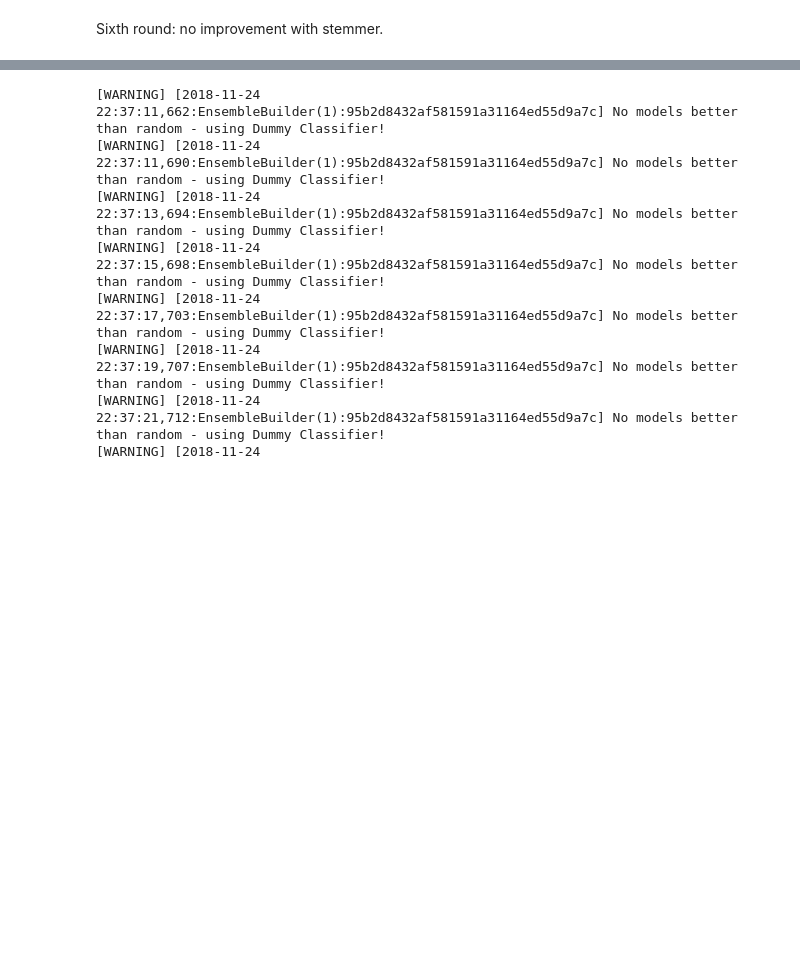
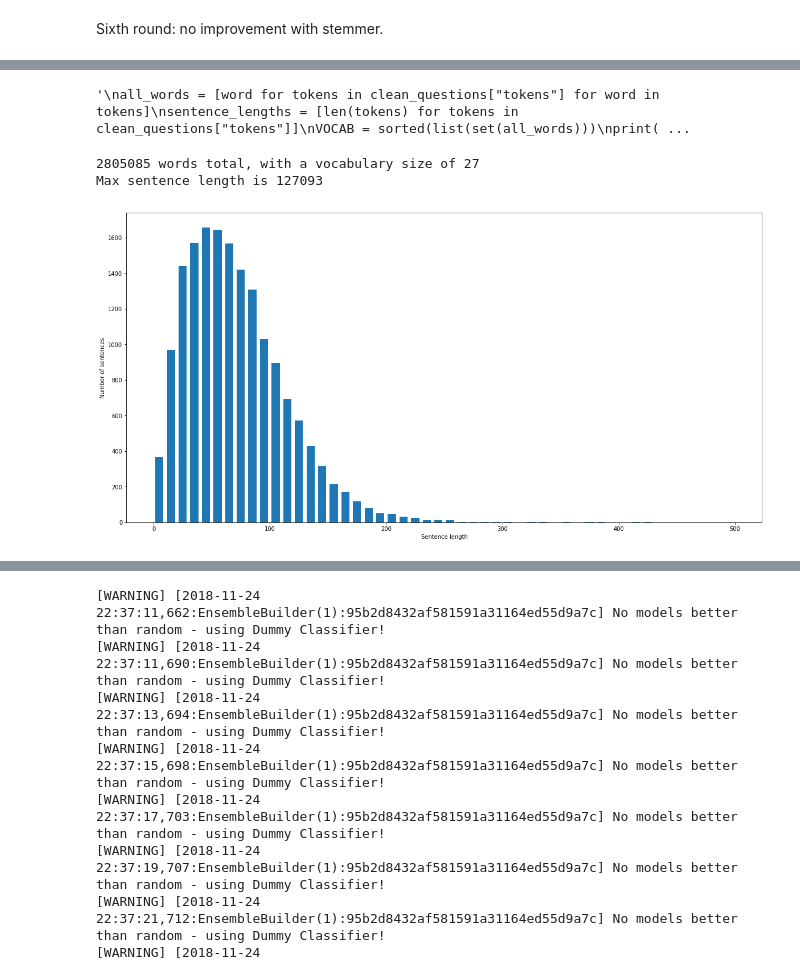
Before and after one commit to ZeDiogo/PRI1819, a Jupyter notebook: classification.ipynb, the cells around one changed output, grey strips where cells are left out. Drawn from its saved outputs; the diff is of its cells as text; code cells hidden in the pictures; blank space fills up the shorter version.

```diff
--- a/classification.ipynb
+++ b/classification.ipynb
@@ -435,0 +740,48 @@ Seventh round: the gram (1,4) was the optimal. (ignore the first two results in
+# %%
+file=open("en_docs_clean.csv", "r")
+data=pd.read_csv(file)
+
+data.text = data.text.str.replace("[^a-zA-Z]", " ")
+data.text = data.text.map(lambda x: cleanData(x))
+
+# tokenization
+tokenized_doc = data['text'].apply(lambda x: x.split())
+
+# remove stop-words
+#tokenized_doc = tokenized_doc.apply(lambda x: [item.lower() for item in x if item not in stop_words])
+for index, word_list in enumerate(tokenized_doc):
+    tokenized_doc[index] = [word.lower() for word in word_list if word.lower() not in stopwords.words('english')]
+
+# de-tokenization
+detokenized_doc = []
+for i in range(len(data)):
+    t = ' '.join(tokenized_doc[i])
+    detokenized_doc.append(t)
+
+data['text'] = detokenized_doc
+
+le = preprocessing.LabelEncoder()
+le.fit(data.party)
+data["Class"]=list(le.transform(data.party))
+# %% [output]
+'\nall_words = [word for tokens in clean_questions["tokens"] for word in tokens]\nsentence_lengths = [len(tokens) for tokens in clean_questions["tokens"]]\nVOCAB = sorted(list(set(all_words)))\nprint( ...
+# %%
+data=data[['text', 'Class']]
+# %%
+
+all_words = [word for tokens in data["text"] for word in tokens]
+sentence_lengths = [len(tokens) for tokens in data["text"]]
+VOCAB = sorted(list(set(all_words)))
+print("%s words total, with a vocabulary size of %s" % (len(all_words), len(VOCAB)))
+print("Max sentence length is %s" % max(sentence_lengths))
+# %% [output]
+2805085 words total, with a vocabulary size of 27
+Max sentence length is 127093
+# %%
+fig = plt.figure(figsize=(20, 10))
+plt.xlabel('Sentence length')
+plt.ylabel('Number of sentences')
+plt.hist(sentence_lengths,rwidth=0.7, bins=50, range=(0, 500))
+plt.show()
+# %% [output]
+[figure, added]
```
Also changed, not shown: parts of 28 cells of this notebook, 6 other files.
